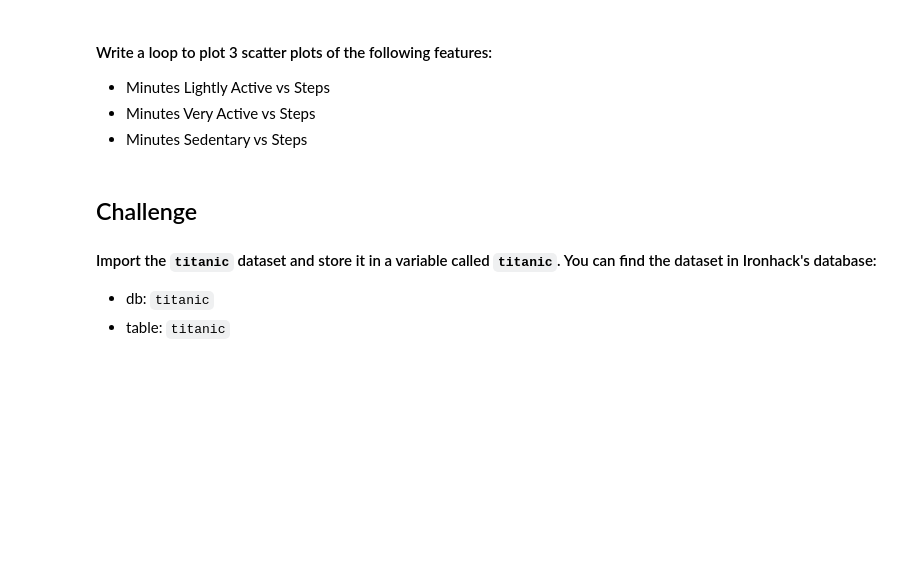
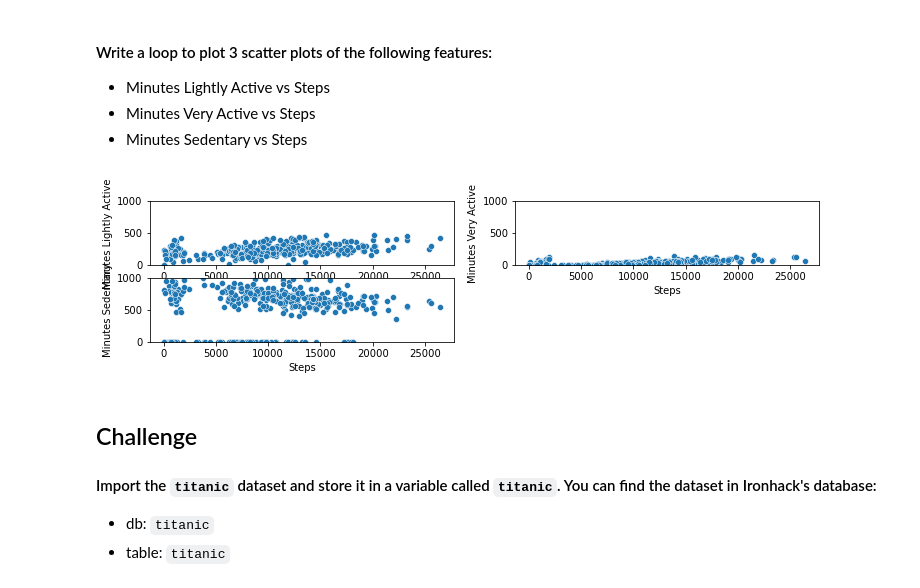
Before and after one commit to Ironhack-Data-Madrid-Mayo-2022/5.2-lab-matplotlib-seaborn, a Jupyter notebook: your-code/main.ipynb, the cells around one changed output. Cells and saved outputs as stored; diff of their text form; code cells hidden in the pictures; blank space fills up the shorter version.

```diff
--- a/your-code/main.ipynb
+++ b/your-code/main.ipynb
@@ -42,3 +65,15 @@ How the average number of steps change by month. Use the appropriate visualizati
+# %%
+count=1
+for e in list:
+    plt.subplot(3,2,count)
+    sns.scatterplot(fitbit["Steps"],fitbit[e])
+    count+=1
+    plt.ylim(0, 1000)
+    plt.rcParams['figure.figsize']=(5,5)
+
+plt.show()
+# %% [output]
+[figure, added]
 # %% [markdown]
 ## Challenge
 
```
Also changed, not shown: parts of 57 cells of this notebook.
